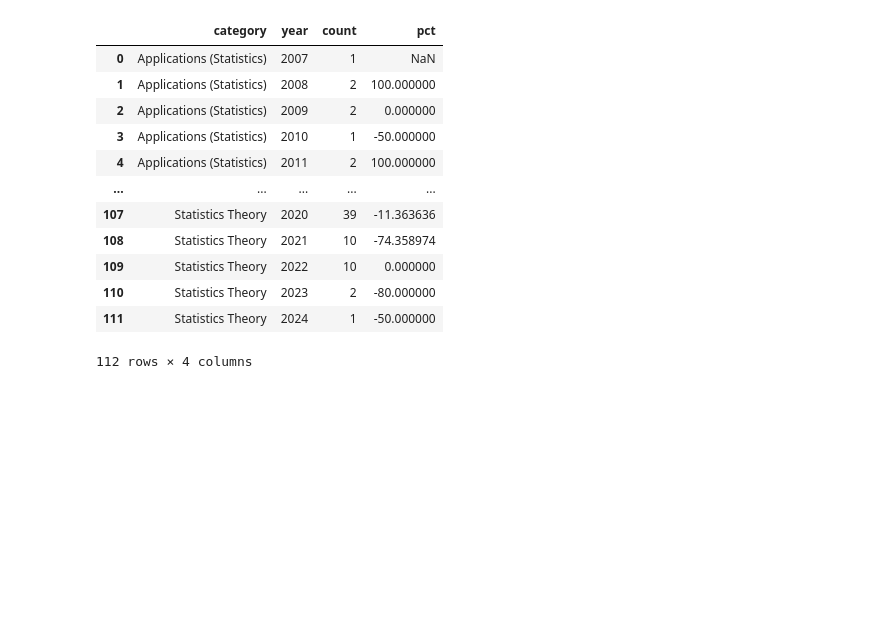
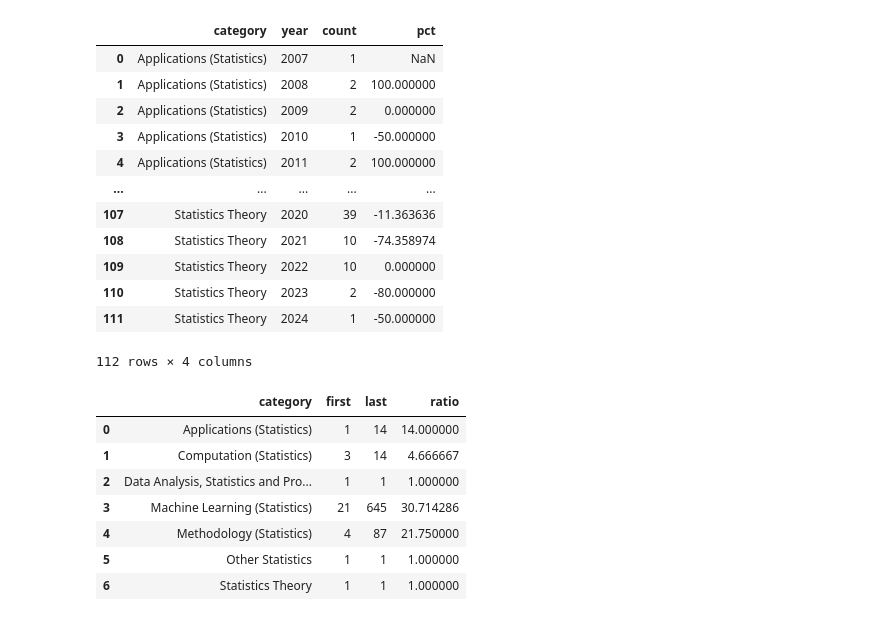
Before and after one commit to narenp12/stats140finalproj, a Jupyter notebook: stat.ipynb, the cells around one changed output. Saved outputs shown, nothing was run; the diff lists cells and outputs as text; code cells hidden in the pictures; blank space fills up the shorter version.

```diff
--- a/stat.ipynb
+++ b/stat.ipynb
@@ -118,3 +118,17 @@ px.line(cat_year_num, x = "year", y = "pct", color='category', facet_col='catego
 # %%
 avg_pct_growth = cat_year_num.groupby(['category'])['pct'].mean().reset_index()
 px.bar(avg_pct_growth, x = 'category', y = 'pct', color='category')
+# %%
+count_groups = cat_year_num.groupby('category').agg(first=('count', 'first'), last=('count', 'last'))
+count_groups['ratio'] = count_groups['last'] / count_groups['first']
+count_groups = count_groups.reset_index()
+count_groups
+# %% [output]
+|  | category | first | last | ratio |
+| 0 | Applications (Statistics) | 1 | 14 | 14.000000 |
+| 1 | Computation (Statistics) | 3 | 14 | 4.666667 |
+| 2 | Data Analysis, Statistics and Pro... | 1 | 1 | 1.000000 |
+| 3 | Machine Learning (Statistics) | 21 | 645 | 30.714286 |
+| 4 | Methodology (Statistics) | 4 | 87 | 21.750000 |
+| 5 | Other Statistics | 1 | 1 | 1.000000 |
+| 6 | Statistics Theory | 1 | 1 | 1.000000 |
```
Also changed, not shown: parts of 13 cells of this notebook.
